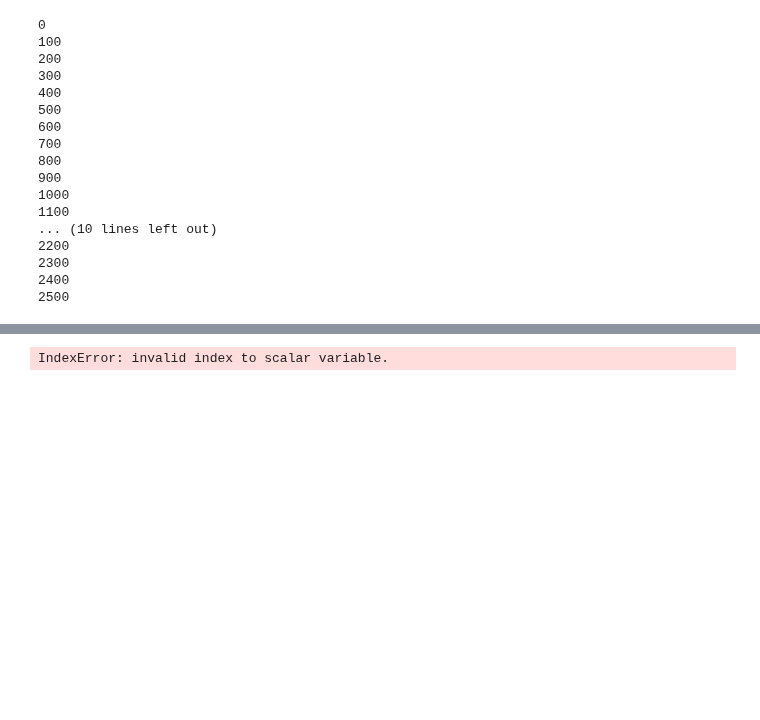
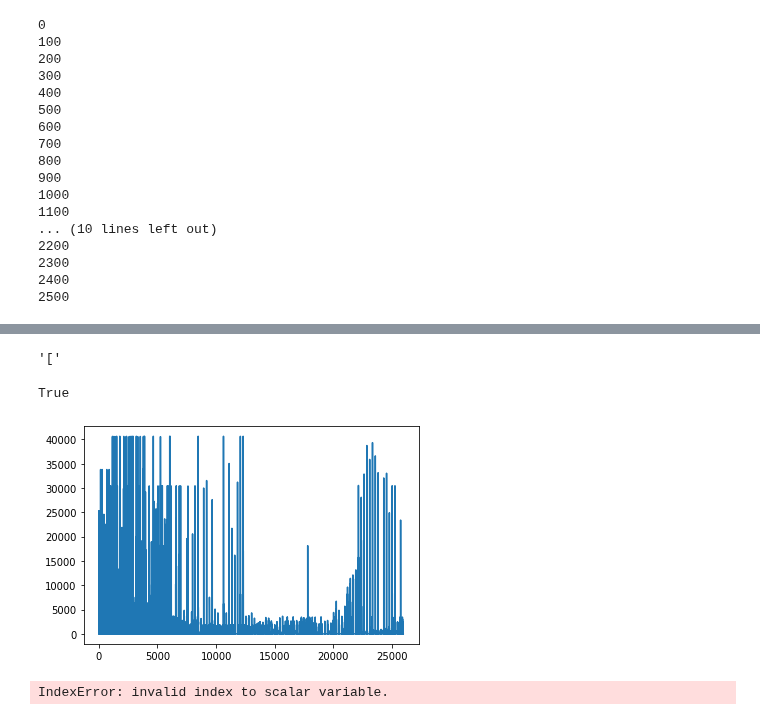
Before and after one commit to intelligent-environments-lab/CityLearn, a Jupyter notebook: main.ipynb, the cells around one changed output, grey strips where cells are left out. Drawn from its saved outputs; the diff is of its cells as text; code cells hidden in the pictures; blank space fills up the shorter version.

```diff
--- a/main.ipynb
+++ b/main.ipynb
@@ -224,3 +231,6 @@ if __name__ == "__main__":
 2300
 2400
 2500
+# %%
+for i in range(100):
+    print(buffer[4].buffer[i])
@@ -226,0 +295,8 @@ if __name__ == "__main__":
+# %%
+total_cost=[]
+for i in range(len(cost[4])):
+    print(i)
+    if cost[4][i]==0.0:
+        total_cost.append(0.0)
+    else:
+        total_cost.append(cost[4][i][0])
@@ -238,0 +321,3 @@ env.total_electric_consumption[0][0]
+# %%
+import pandas as pd
+data = pd.read_csv('CityLearn_DDPG.csv')
@@ -238,0 +326,8 @@ env.total_electric_consumption[0][0]
+# %%
+data["4"][8][0]
+# %% [output]
+'['
+# %%
+data["4"][8][0]=='['
+# %% [output]
+True
@@ -239,3 +336,16 @@ env.total_electric_consumption[0][0]
+# %%
+demand = []
+for i in range(len(data['4'])):
+    if data["4"][i][0]=='[':
+        demand.append(float(data["4"][i].split('[')[1].split(']')[0]))
+    else:
+        demand.append(0.0)
+# %%
+import matplotlib.pyplot as plt
+plt.plot(demand)
+plt.show()
+# %% [output]
+[figure, added]
 # %%
 electric_consumption = []
 for i in range(len(env.total_electric_consumption)-1):
```
Also changed, not shown: parts of 10 cells of this notebook, 2 other files.
